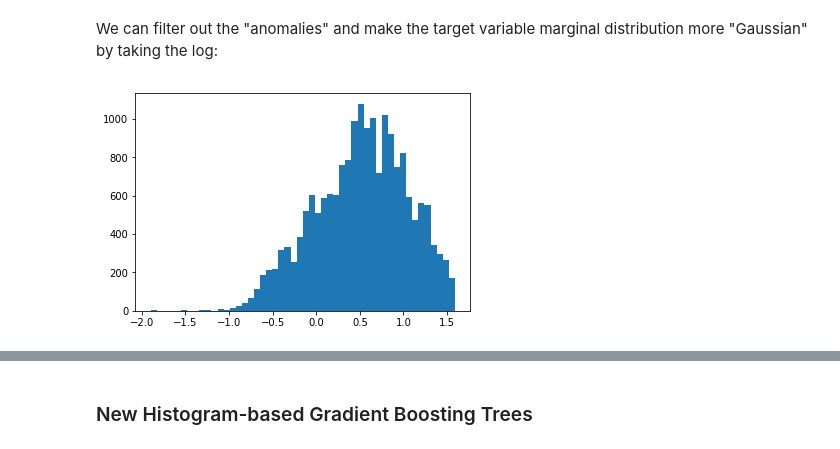
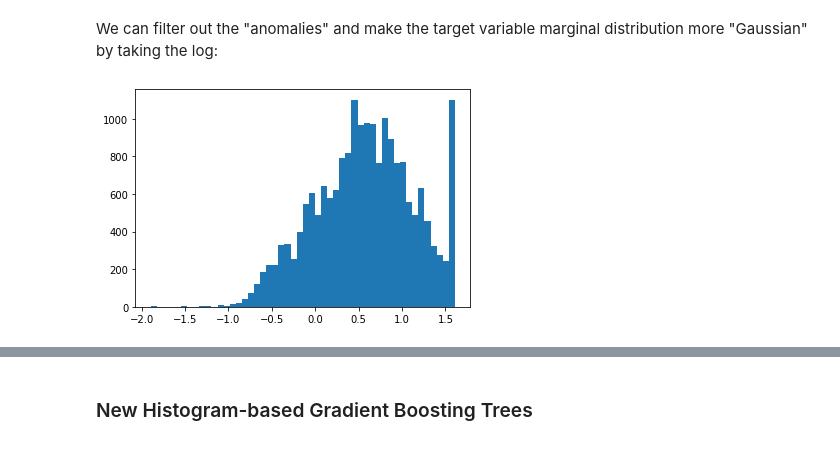
Before and after one commit to ogrisel/notebooks, a Jupyter notebook: sklearn_demos/Gradient Boosting.ipynb, the cells around one changed output, grey strips where cells are left out. Cells and saved outputs as stored; diff of their text form; code cells hidden in the pictures.

```diff
--- a/sklearn_demos/Gradient Boosting.ipynb
+++ b/sklearn_demos/Gradient Boosting.ipynb
@@ -82,9 +82,9 @@ plt.hist(y_train, bins=50);
 # %% [markdown]
 We can filter out the "anomalies" and make the target variable marginal distribution more "Gaussian" by taking the log:
 # %%
-plt.hist(np.log(y_train[y_train < 4.9]), bins=50);
+plt.hist(np.log(y_train), bins=50);
 # %% [output]
-[figure, old version]
+[figure, new version]
 # %%
 from sklearn.linear_model import LinearRegression
 from sklearn.preprocessing import StandardScaler
```
Also changed, not shown: parts of 51 cells of this notebook.
